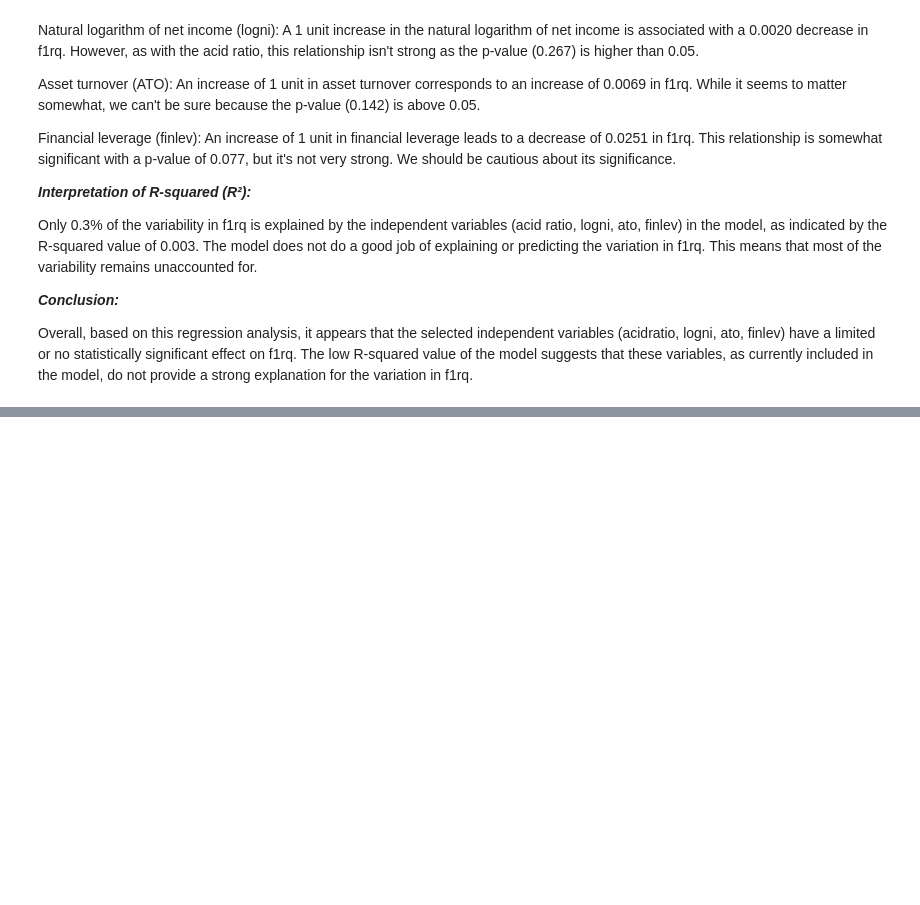
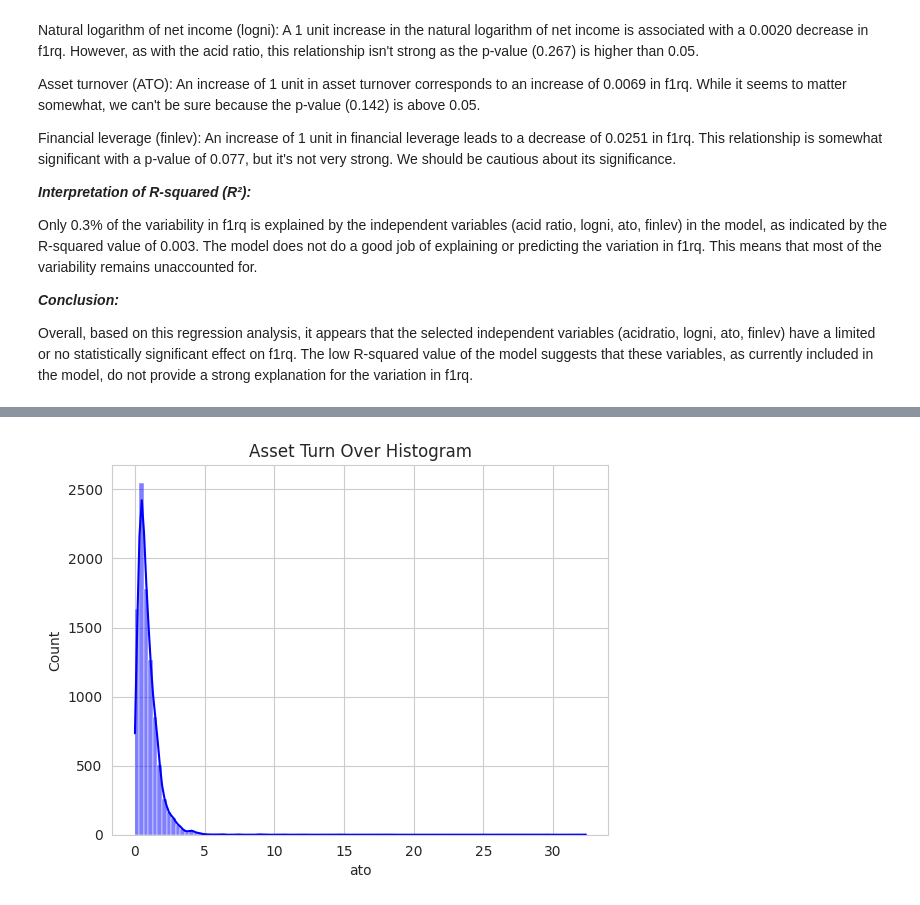
Before and after one commit to Jaime-prog/Statistics_Data_Science_TC3006C, a Jupyter notebook: Módulo 5 Preprocesamiento de datos multivariados o de una serie temporal (Portafolio Implementación)/Statistics_Module2.ipynb, the cells around one changed output, grey strips where cells are left out. Saved outputs shown, nothing was run; the diff lists cells and outputs as text; code cells hidden in the pictures; blank space fills up the shorter version.

```diff
--- a/Módulo 5 Preprocesamiento de datos multivariados o de una serie temporal (Portafolio Implementación)/Statistics_Module2.ipynb
+++ b/Módulo 5 Preprocesamiento de datos multivariados o de una serie temporal (Portafolio Implementación)/Statistics_Module2.ipynb
@@ -753,0 +915,2 @@ datam.loc[datam.sizeg_nan ==1, ['sizeg_medium', 'sizeg_large']] == np.nan
+# %%
+datam= dataser.loc[(dataser['fiscalmonth']==12)]
@@ -753,0 +1014,17 @@ datam.loc[datam.sizeg_nan ==1, ['sizeg_medium', 'sizeg_large']] == np.nan
+# %%
+import seaborn as sns
+import matplotlib.pyplot as plt
+
+# Set the style
+sns.set_style("whitegrid")
+
+# Create the histogram plot
+sns.histplot(datam['ato'], bins=100, kde=True, color='blue')
+
+# Set the title
+plt.title('Asset Turn Over Histogram')
+
+# Display the plot
+plt.show()
+# %% [output]
+[figure, added]
```
Also changed, not shown: parts of 99 cells of this notebook.
